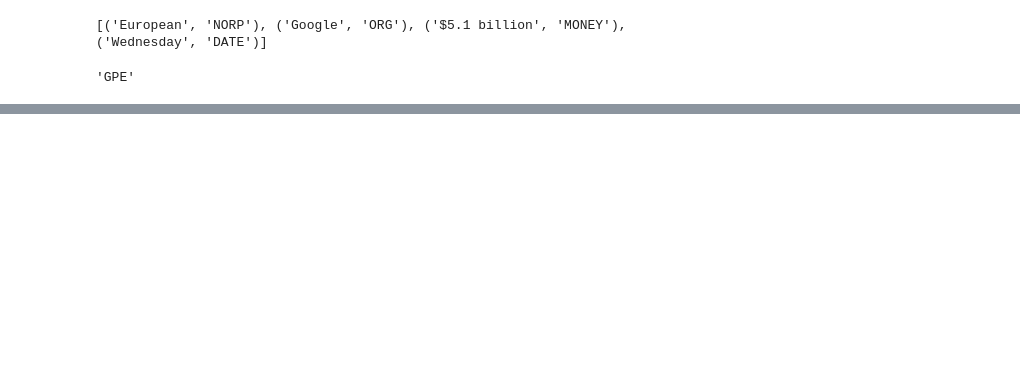
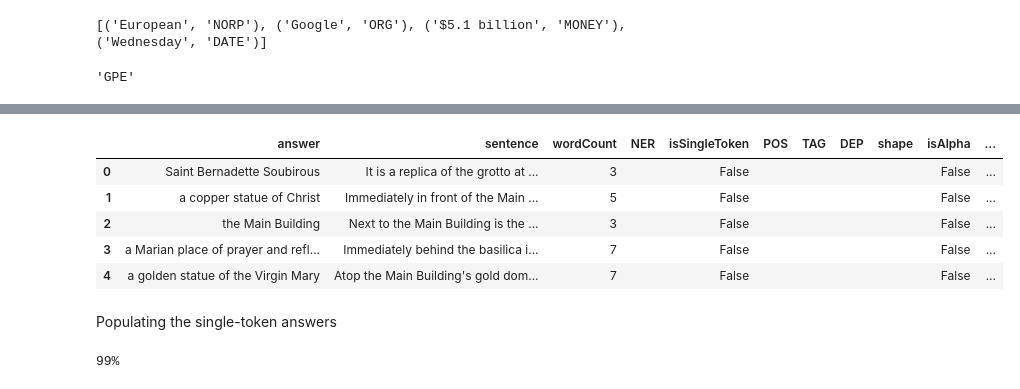
Before and after one commit to KristiyanVachev/Question-Generation, a Jupyter notebook: 01. Data Exploration/SQuADv1.ipynb, the cells around one changed output, grey strips where cells are left out. Saved outputs shown, nothing was run; the diff lists cells and outputs as text; code cells hidden in the pictures; blank space fills up the shorter version.

```diff
--- a/01. Data Exploration/SQuADv1.ipynb
+++ b/01. Data Exploration/SQuADv1.ipynb
@@ -723,0 +820,42 @@ CARDINAL 2008_Sichuan_earthquake
+# %%
+answersDf.head()
+# %% [output]
+|  | answer | sentence | wordCount | NER | isSingleToken | POS | TAG | DEP | shape | isAlpha | ... |
+| 0 | Saint Bernadette Soubirous | It is a replica of the grotto at ... | 3 |  | False |  |  |  |  | False | ... |
+| 1 | a copper statue of Christ | Immediately in front of the Main ... | 5 |  | False |  |  |  |  | False | ... |
+| 2 | the Main Building | Next to the Main Building is the ... | 3 |  | False |  |  |  |  | False | ... |
+| 3 | a Marian place of prayer and refl... | Immediately behind the basilica i... | 7 |  | False |  |  |  |  | False | ... |
+| 4 | a golden statue of the Virgin Mary | Atop the Main Building's gold dom... | 7 |  | False |  |  |  |  | False | ... |
+# %% [markdown]
+Populating the single-token answers
+# %%
+singleTokenCount = 0
+
+sampleSize = int(len(answersDf) / 10)
+
+for i in range(sampleSize):
+
+    printPercentage(i, sampleSize)
+
+    answer = answersDf.iloc[i]['answer']
+    if (isSingleToken(answer)):
+        answersDf.at[i, 'isSingleToken'] = True
+
+        answersDf.at[i, 'NER'] = NerForWord(answer)
+
+        #At this point I've called spacy's nlp method 3 times for the same words...
+        doc = nlp(answer)
+
+        answersDf.at[i, 'POS'] = doc[0].pos_
+        answersDf.at[i, 'TAG'] = doc[0].tag_
+        answersDf.at[i, 'DEP'] = doc[0].dep_
+        answersDf.at[i, 'isAlpha'] = doc[0].is_alpha
+        answersDf.at[i, 'isStop'] = doc[0].is_stop
+
+        shape = doc[0].shape_
+        for wordIndex in range(1, len(doc)):
+            shape += (' ' + doc[wordIndex].shape_)
+
+        answersDf.at[i, 'shape'] = shape
+# %% [output]
+99%
```
Also changed, not shown: parts of 28 cells of this notebook.
